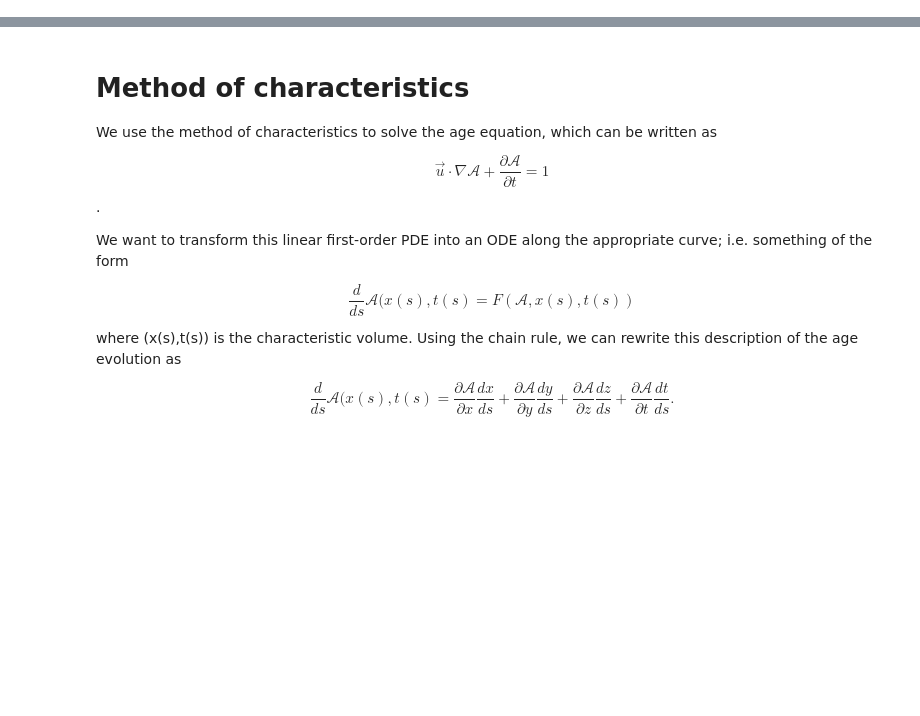
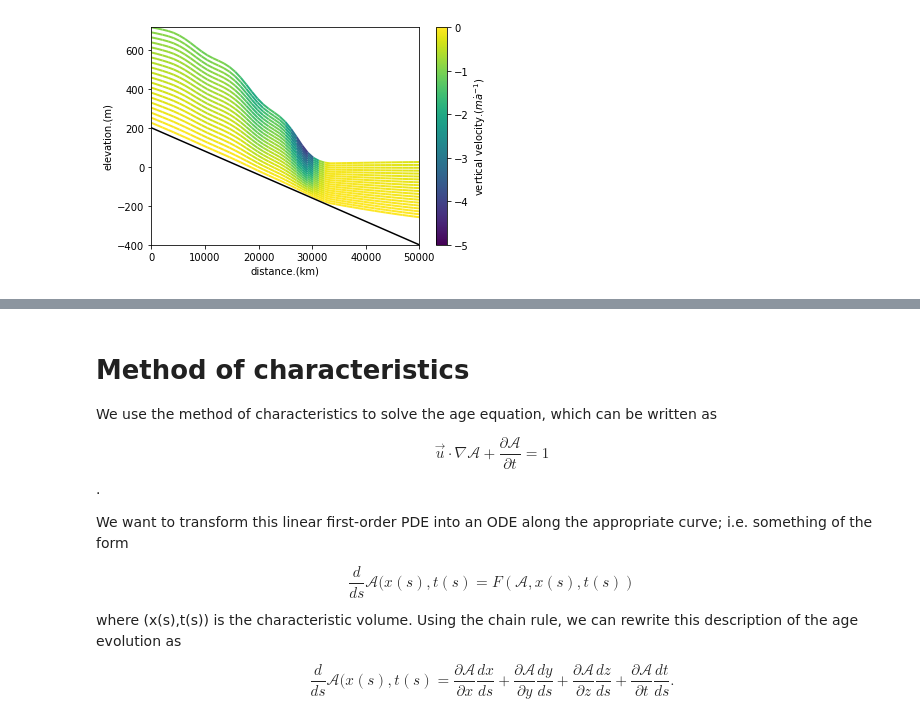
Before and after one commit to jabadge/icepack, a Jupyter notebook: notebooks/tutorials/10-age-advection.ipynb, the cells around one changed output, grey strips where cells are left out. Cells and saved outputs as stored; diff of their text form; code cells hidden in the pictures; blank space fills up the shorter version.

Commit message:
vertical velocities

```diff
--- a/notebooks/tutorials/10-age-advection.ipynb
+++ b/notebooks/tutorials/10-age-advection.ipynb
@@ -13,7 +15,5 @@ Q = firedrake.FunctionSpace(mesh, family='CG', degree=2, vfamily='DG', vdegree=0
 # %%
-Q3D = firedrake.FunctionSpace(mesh, family='CG', degree=2, vfamily='GL', vdegree=9)
+Q3D = firedrake.FunctionSpace(mesh, family='DG', degree=2, vfamily='GL', vdegree=1+V.ufl_element().degree()[1])
-# %%
-V = firedrake.VectorFunctionSpace(mesh, dim=2, family='CG', degree=2, vfamily='GL', vdegree=4)
 # %%
 from icepack.constants import (ice_density as ρ_I, water_density as ρ_W,
                                gravity as g)
@@ -115,0 +129,2 @@ array([0., 0., 0., ..., 0., 0., 0.])
+# %%
+w=firedrake.interpolate(icepack.utilities.vertical_velocity(u,h),Q3D)
@@ -116,3 +148,36 @@ array([0., 0., 0., ..., 0., 0., 0.])
+# %%
+import matplotlib.pyplot as plt
+from matplotlib.collections import LineCollection
+from matplotlib.colors import ListedColormap, BoundaryNorm
+
+nz=20
+
+xz = np.array([(Lx * k / nx, 0, i)  for k in range(nx + 1) for i in np.arange(0.0,1.0,1.0/nz)])
+wM= np.array(w.at(xz, tolerance=1e-10))
+wM=np.reshape(wM,(49,nz));
+xz=np.reshape(xz,(49,nz,3));
+hz=np.reshape(np.repeat(hs,nz),(49,nz));
+hz=np.multiply(xz[:,:,2],hz);
+# %%
+fig, axs = plt.subplots()
+for i in range(0,nz):
+    points = np.array([np.squeeze(xz[:,i,0]),np.squeeze(ss-hz[:,i])]).T.reshape(-1, 1, 2)
+    segments = np.concatenate([points[:-1], points[1:]], axis=1)
+    norm = plt.Normalize(-5, 0)
+    lc = LineCollection(segments, cmap='viridis', norm=norm)
+    # Set the values used for colormapping
+    lc.set_array(np.squeeze(wM[:,nz-1-i]))
+    lc.set_linewidth(2)
+    line = axs.add_collection(lc)
+axs.set_xlim(xz.min(), xz.max())
+axs.set_ylim(bs.min(), ss.max())
+axs.plot(xs[:, 0], bs, color='black')
+fig.colorbar(line, ax=axs,label=r'vertical velocity.$(m\dota^{-1})$')
+axs.set_ylabel('elevation.(m)')
+axs.set_xlabel('distance.(km)')
+plt.show()
+# %% [output]
+[figure, added]
 # %%
 import tqdm
 
```
Also changed, not shown: parts of 15 cells of this notebook, 5 other files.
